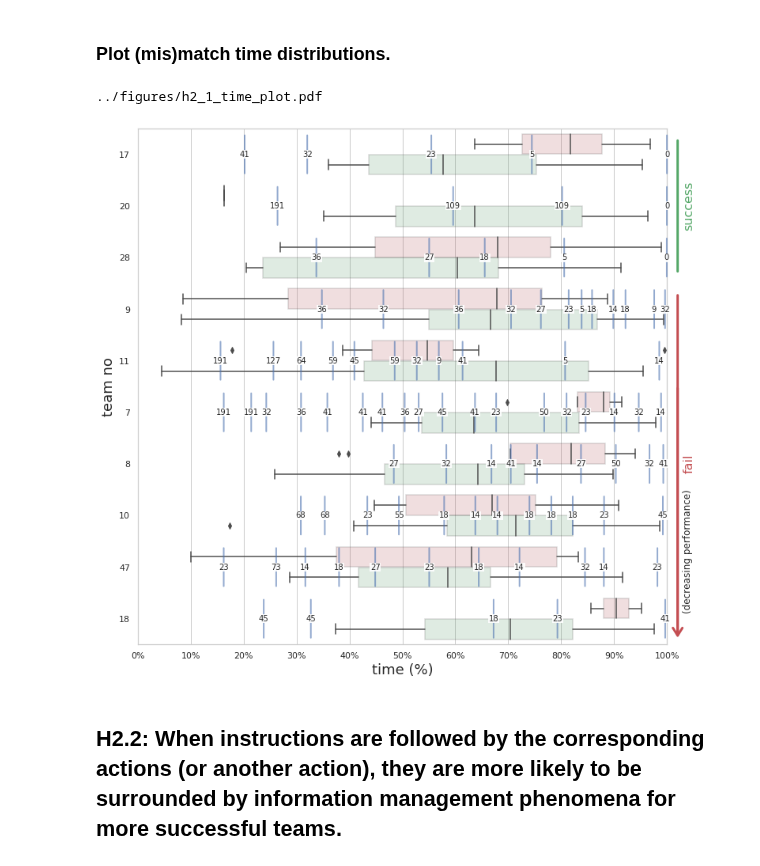
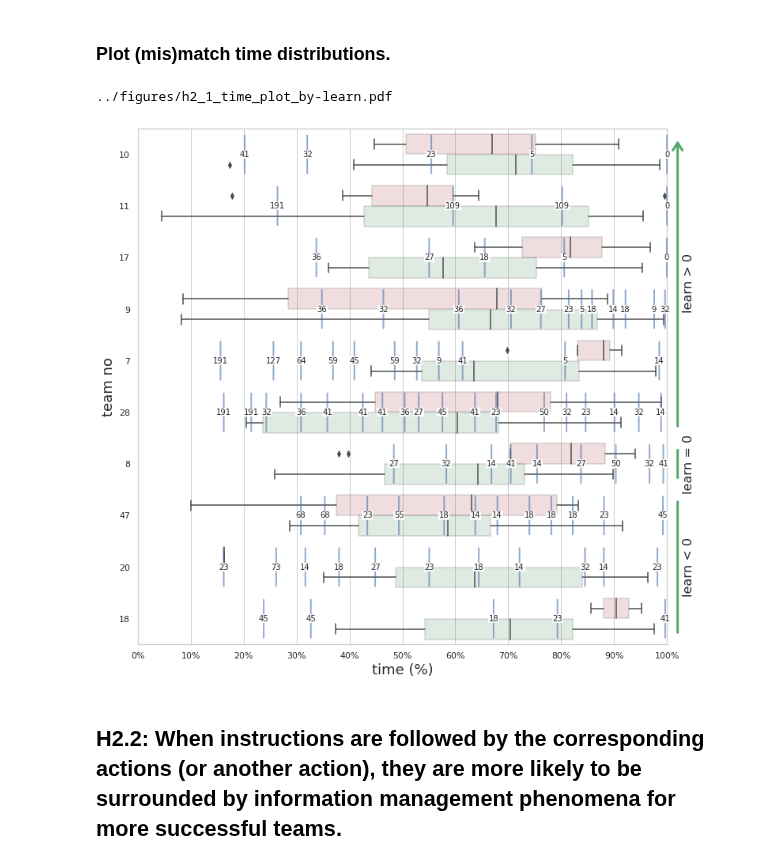
Before and after one commit to chili-epfl/justhink-alignment-analysis, a Jupyter notebook: tools/7_test_the_hypotheses.ipynb, the cells around one changed output. Cells and saved outputs as stored; diff of their text form; code cells hidden in the pictures.

Commit message:
Rerun notebooks, update H2.1 figure to be sorted by learning

```diff
--- a/tools/7_test_the_hypotheses.ipynb
+++ b/tools/7_test_the_hypotheses.ipynb
@@ -171,9 +171,9 @@ perf_df
 # %% [markdown]
 ### Prepare sorting orders.
 # %%
-df = learn_df.T.sort_values('learn (%)')
+df = learn_df.T.sort_values('learn (%)', ascending=False)
 learn_order = [str(t) for t in df.index]
-learn_seps = ['8', '28']
+learn_seps = ['28', '8']
 df, learn_order, learn_seps
 # %% [output]
 (        learn (%) pretests posttests
@@ -986,9 +1027,6 @@ def plot_matches(df, x,
 
     return fig, ax
 # %%
-order, seps = perf_order, perf_seps
-# order, seps = learn_order, perf_seps
-
 figsize = (12, 12)
 fig, ax = plt.subplots(figsize=figsize)
 
@@ -996,14 +1034,6 @@ palette = sns.color_palette()
 colors = list(palette)
 cs = [colors[0], colors[3]]
 df = all_corpus_df.copy()
-
-# # Plot utterances by marking their end times.
-# df = df[df.utterance_no != -1]
-# df = df[df.subject.isin(['A', 'B'])]
-# sns.stripplot(x='scaled_end', y='team_no', hue='subject',
-#               order=order, jitter=0,
-#               data=df, ax=ax, palette=cs, size=3,
-#               dodge=True, alpha=0.2)
 
 # Annotate the submission costs on the plot.
 for team_no, _ in routine_dfs.items():
@@ -1013,41 +1043,44 @@ for team_no, _ in routine_dfs.items():
     y = order.index(str(team_no))
 
     for i, row in df.iterrows():
         arrow_start, arrow_end = 0, 0
         text_pos = row['scaled_end']
 
         val = row['error']
         s = '{:2.0%}'.format(val).strip('%')
         offset = 0.4
         props = dict(arrowstyle='-', alpha=0.6, linewidth=2, color='b')
         ax.annotate(s='',
                     xy=(text_pos, y+offset),
                     xytext=(text_pos, y-offset),
                     xycoords='data',
                     color='green', arrowprops=props)
         offset = 0
         t = ax.annotate(s,
                         xy=(text_pos, y+offset),
                         backgroundcolor='w',
                         fontsize=10,
                         xycoords='data',
                         ha='center', va='center')
         t.set_bbox(dict(fc='w', alpha=0.9, ec='none',
                         boxstyle='square,pad=0.05'))
 
-# Plot the establishment box plots.
+
+# Order teams by performance.
+# order, seps = perf_order, perf_seps
+order, seps = learn_order, learn_seps
+
+# Create box plots of matches and mismatches.
 x, xlabel = 'scaled_end', 'time (%)'
-# fig, ax = plot_matches(
-#     all_corpus_df, x=x, xlabel=xlabel,
-#     seps=seps, order=order,
-#     fig=fig, ax=ax)
 xs, ys = plot_matches(
     all_corpus_df, x=x, xlabel=xlabel,
     seps=seps, order=order,
-    fig=fig, ax=ax)
+    fig=fig, ax=ax,
+#     show_perf_groups=True)
+    show_learn_groups=True)
 # %% [output]
-../figures/h2_1_time_plot.pdf
+../figures/h2_1_time_plot_by-learn.pdf
-[figure, old version]
+[figure, new version]
 # %% [markdown]
 ## H2.2: When instructions are followed by the corresponding actions (or another action), they are more likely to be surrounded by information management phenomena for more successful teams.
 # %% [markdown]
```
Also changed, not shown: parts of 6 cells of this notebook, 9 other files.
